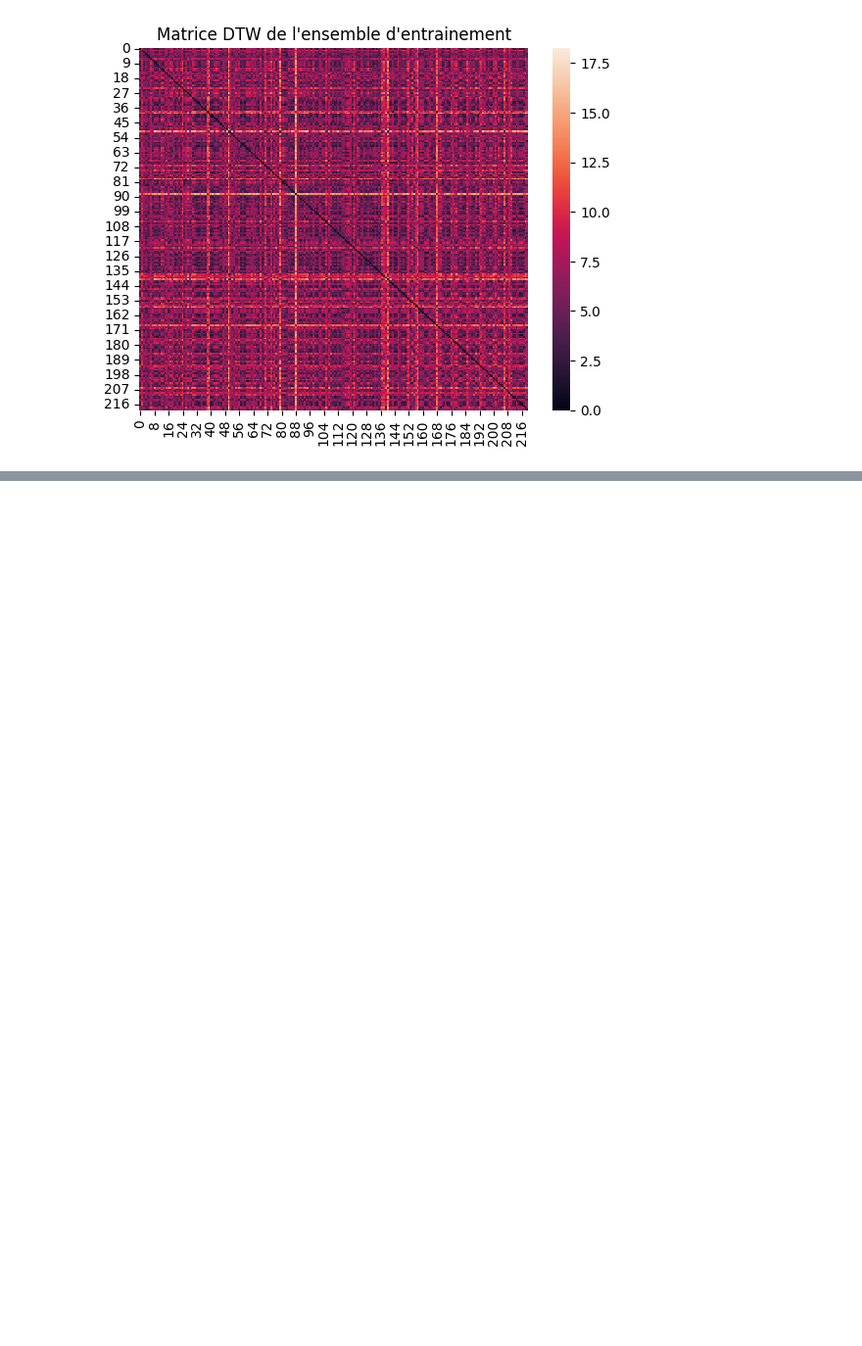
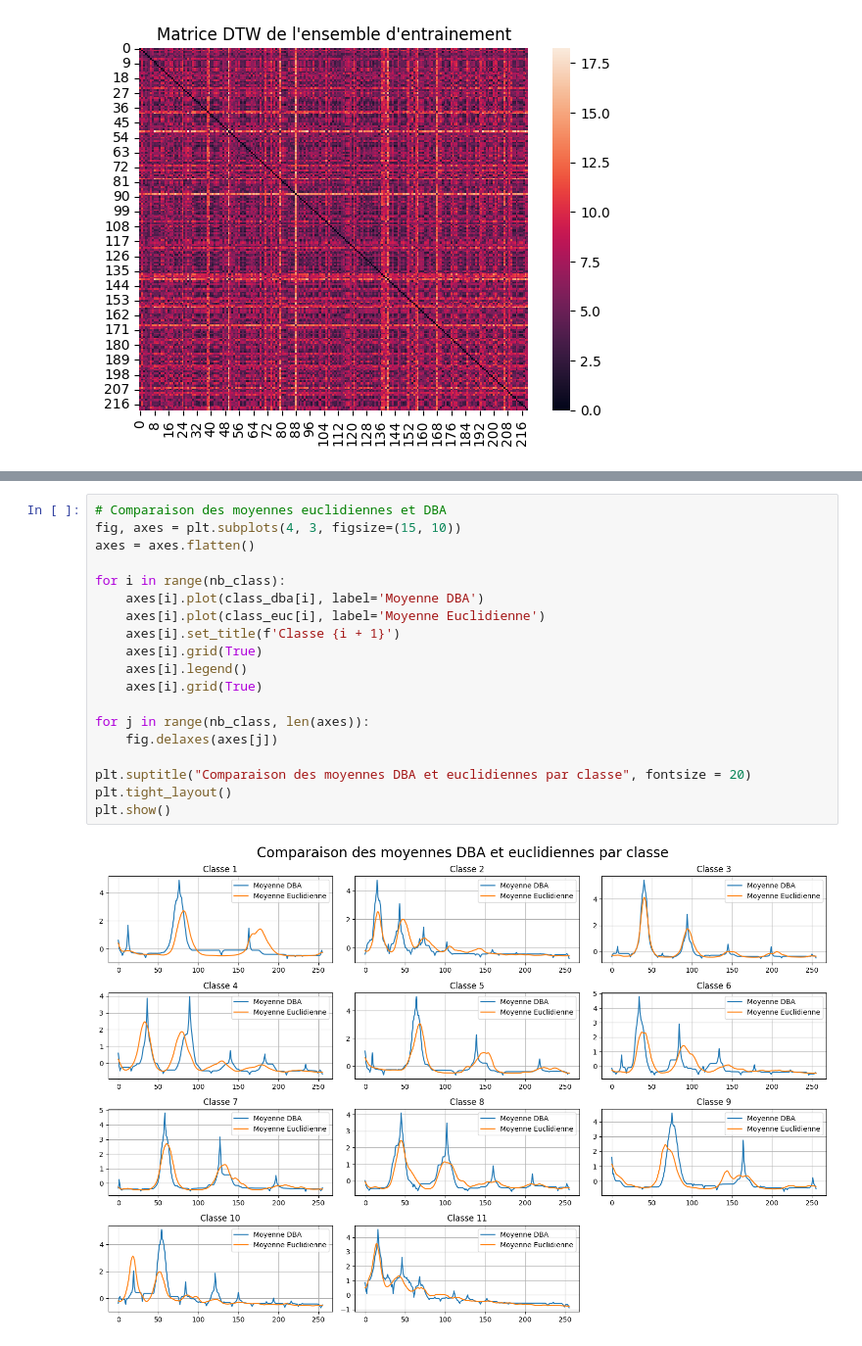
Before and after one commit to KhlYanis/TS-Project, a Jupyter notebook: ts_project.ipynb, the cells around one changed output, grey strips where cells are left out. Shown at 98% size. Drawn from its saved outputs; the diff is of its cells as text; blank space fills up the shorter version.

```diff
--- a/ts_project.ipynb
+++ b/ts_project.ipynb
@@ -100,0 +124,21 @@ mean_ts = dba.DBA(class_ts, class_idx, 10, DTW_distance_matrix, subset_size = 10
+# %%
+# Comparaison des moyennes euclidiennes et DBA
+fig, axes = plt.subplots(4, 3, figsize=(15, 10))
+axes = axes.flatten()
+
+for i in range(nb_class):
+    axes[i].plot(class_dba[i], label='Moyenne DBA')
+    axes[i].plot(class_euc[i], label='Moyenne Euclidienne')
+    axes[i].set_title(f'Classe {i + 1}')
+    axes[i].grid(True)
+    axes[i].legend()
+    axes[i].grid(True)
+
+for j in range(nb_class, len(axes)):
+    fig.delaxes(axes[j])
+
+plt.suptitle("Comparaison des moyennes DBA et euclidiennes par classe", fontsize = 20)
+plt.tight_layout()
+plt.show()
+# %% [output]
+[figure, added]
```
Also changed, not shown: parts of 19 cells of this notebook.
